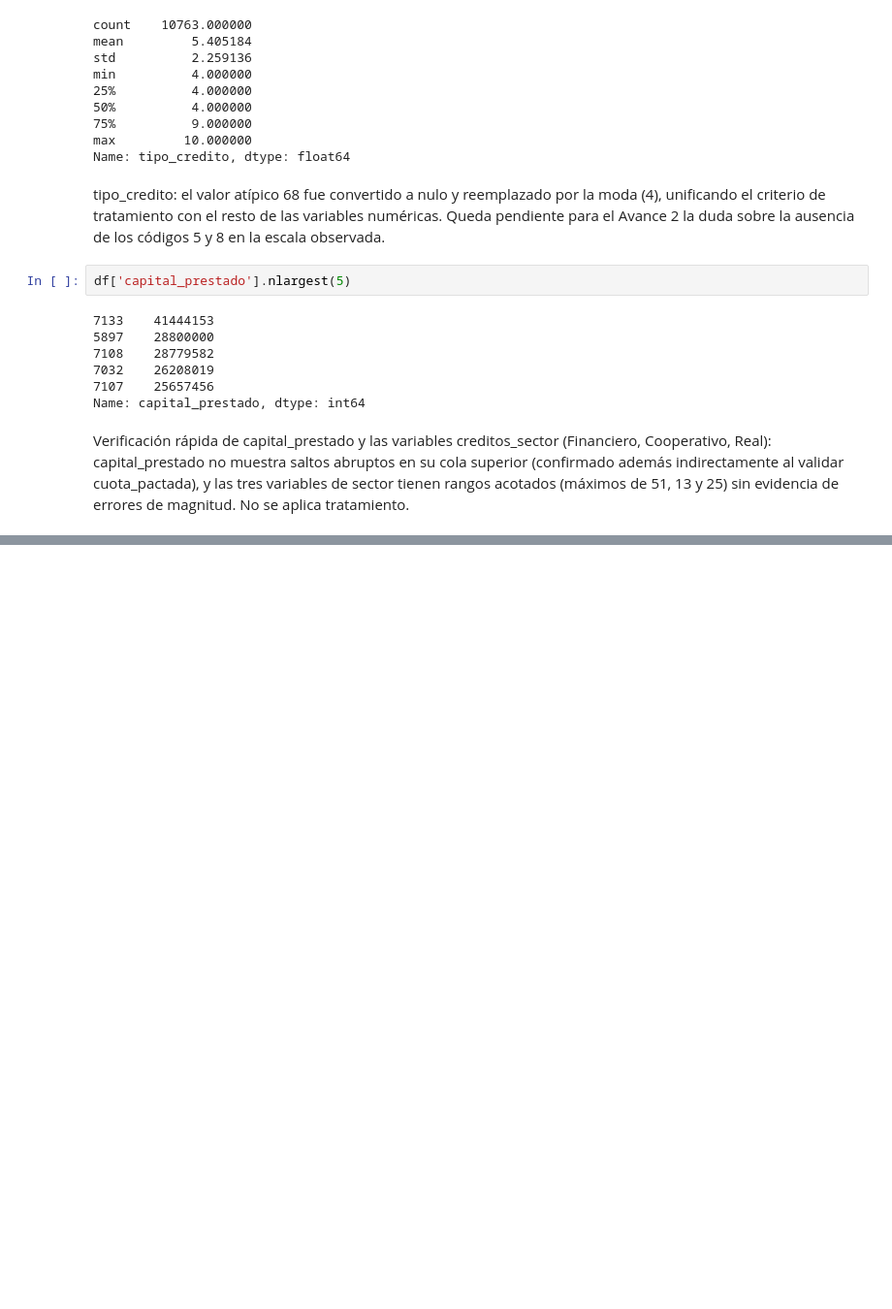
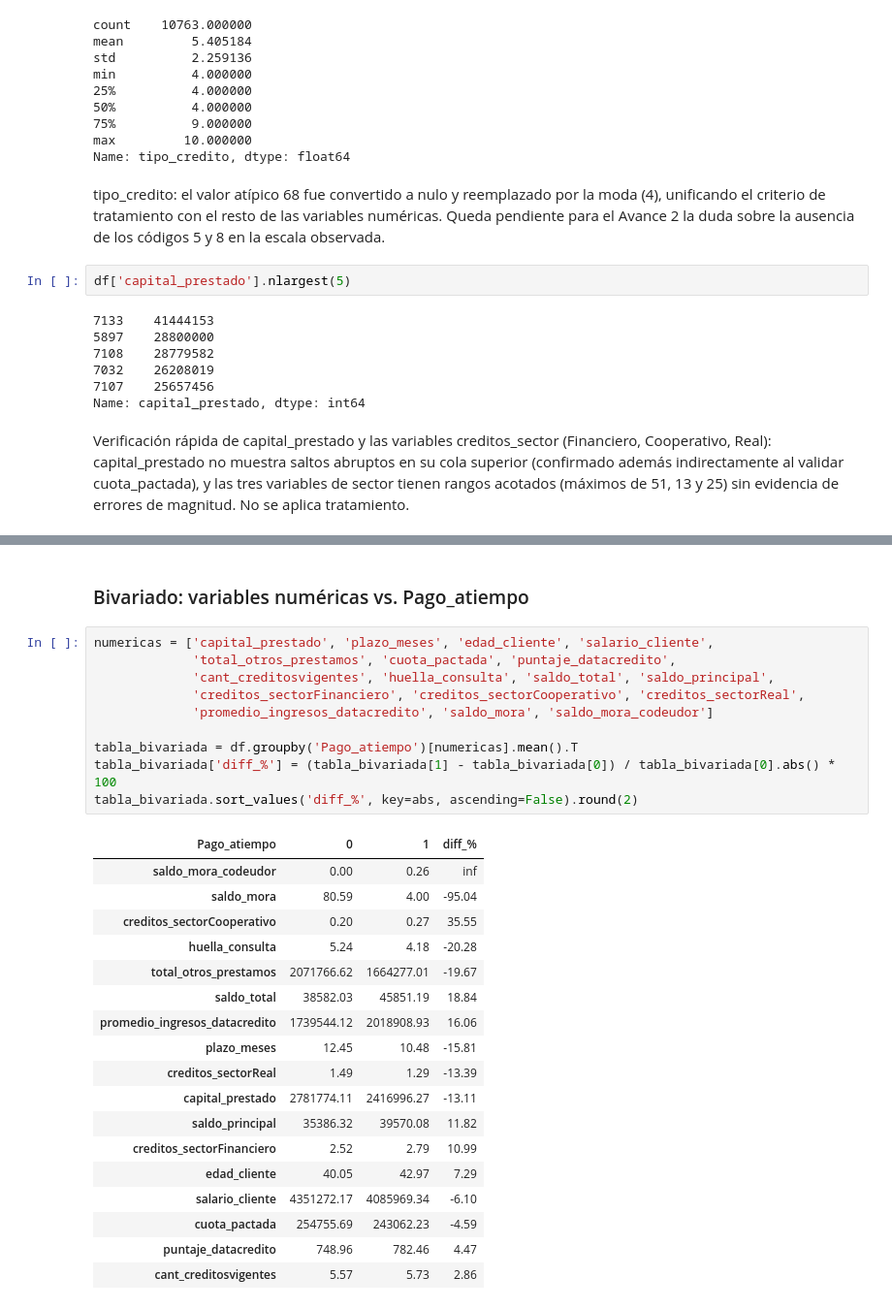
Before and after one commit to fdinelli/credit-risk-mlops, a Jupyter notebook: mlops_pipeline/src/comprension_eda.ipynb, the cells around one changed output, grey strips where cells are left out. Shown at 97% size. Drawn from its saved outputs; the diff is of its cells as text; blank space fills up the shorter version.

```diff
--- a/mlops_pipeline/src/comprension_eda.ipynb
+++ b/mlops_pipeline/src/comprension_eda.ipynb
@@ -651,0 +656,31 @@ sin evidencia de errores de magnitud. No se aplica tratamiento.
+# %% [markdown]
+### Bivariado: variables numéricas vs. Pago_atiempo
+# %%
+numericas = ['capital_prestado', 'plazo_meses', 'edad_cliente', 'salario_cliente',
+             'total_otros_prestamos', 'cuota_pactada', 'puntaje_datacredito',
+             'cant_creditosvigentes', 'huella_consulta', 'saldo_total', 'saldo_principal',
+             'creditos_sectorFinanciero', 'creditos_sectorCooperativo', 'creditos_sectorReal',
+             'promedio_ingresos_datacredito', 'saldo_mora', 'saldo_mora_codeudor']
+
+tabla_bivariada = df.groupby('Pago_atiempo')[numericas].mean().T
+tabla_bivariada['diff_%'] = (tabla_bivariada[1] - tabla_bivariada[0]) / tabla_bivariada[0].abs() * 100
+tabla_bivariada.sort_values('diff_%', key=abs, ascending=False).round(2)
+# %% [output]
+| Pago_atiempo | 0 | 1 | diff_% |
+| saldo_mora_codeudor | 0.00 | 0.26 | inf |
+| saldo_mora | 80.59 | 4.00 | -95.04 |
+| creditos_sectorCooperativo | 0.20 | 0.27 | 35.55 |
+| huella_consulta | 5.24 | 4.18 | -20.28 |
+| total_otros_prestamos | 2071766.62 | 1664277.01 | -19.67 |
+| saldo_total | 38582.03 | 45851.19 | 18.84 |
+| promedio_ingresos_datacredito | 1739544.12 | 2018908.93 | 16.06 |
+| plazo_meses | 12.45 | 10.48 | -15.81 |
+| creditos_sectorReal | 1.49 | 1.29 | -13.39 |
+| capital_prestado | 2781774.11 | 2416996.27 | -13.11 |
+| saldo_principal | 35386.32 | 39570.08 | 11.82 |
+| creditos_sectorFinanciero | 2.52 | 2.79 | 10.99 |
+| edad_cliente | 40.05 | 42.97 | 7.29 |
+| salario_cliente | 4351272.17 | 4085969.34 | -6.10 |
+| cuota_pactada | 254755.69 | 243062.23 | -4.59 |
+| puntaje_datacredito | 748.96 | 782.46 | 4.47 |
+| cant_creditosvigentes | 5.57 | 5.73 | 2.86 |
```
Also changed, not shown: parts of 9 cells of this notebook, 1 other file.
